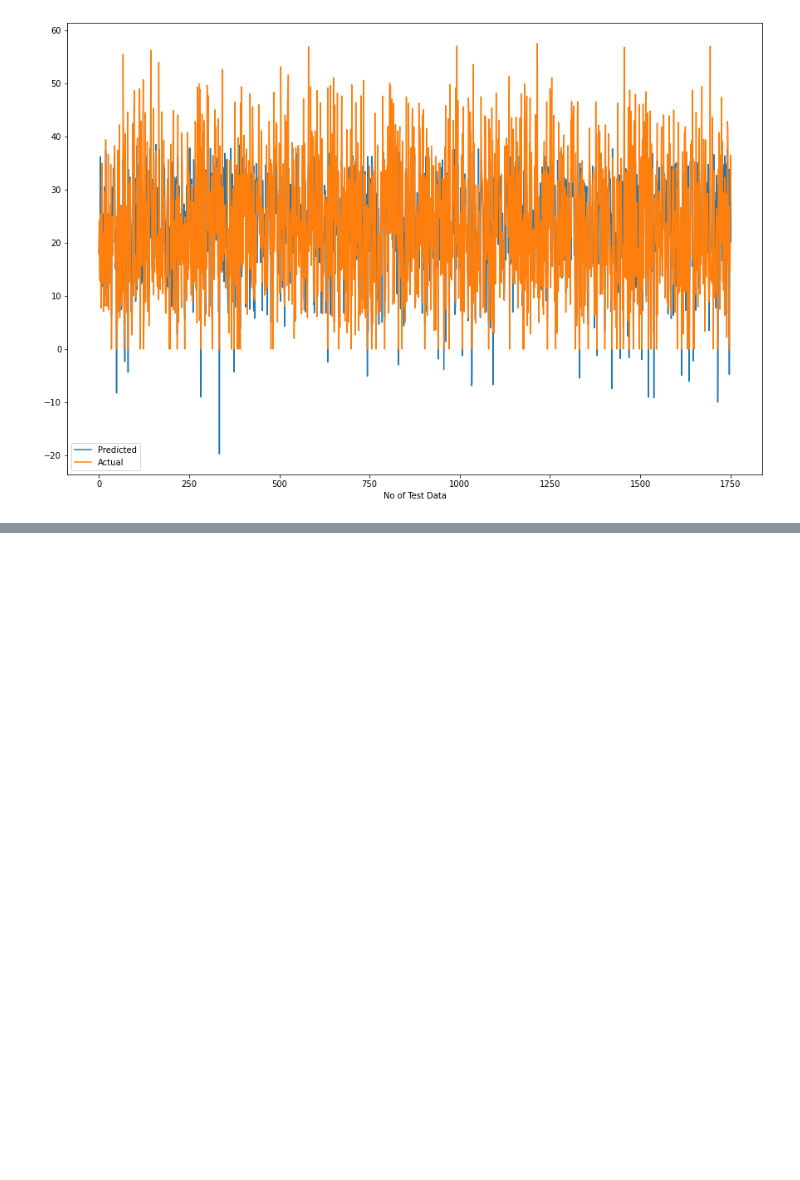
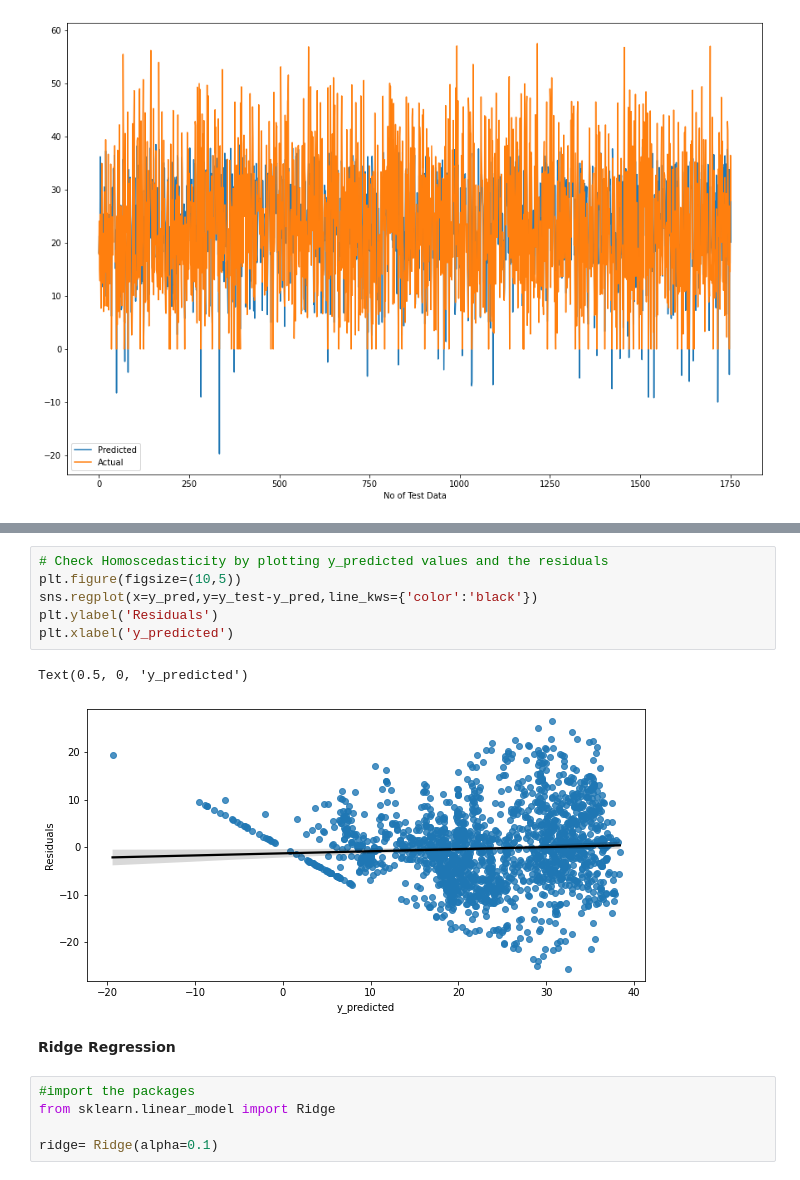
Before and after one commit to Anupa-123/Bike-sharing-demand-prediction, a Jupyter notebook: Bike_Sharing_Demand_Prediction_Capstone_Project.ipynb, the cells around one changed output, grey strips where cells are left out. Cells and saved outputs as stored; diff of their text form; blank space fills up the shorter version.

```diff
--- a/Bike_Sharing_Demand_Prediction_Capstone_Project.ipynb
+++ b/Bike_Sharing_Demand_Prediction_Capstone_Project.ipynb
@@ -940,0 +1109,16 @@ plt.show()
+# %%
+# Check Homoscedasticity by plotting y_predicted values and the residuals
+plt.figure(figsize=(10,5))
+sns.regplot(x=y_pred,y=y_test-y_pred,line_kws={'color':'black'})
+plt.ylabel('Residuals')
+plt.xlabel('y_predicted')
+# %% [output]
+Text(0.5, 0, 'y_predicted')
+[figure, added]
+# %% [markdown]
+**Ridge Regression**
+# %%
+#import the packages
+from sklearn.linear_model import Ridge
+
+ridge= Ridge(alpha=0.1)
```
Also changed, not shown: parts of 25 cells of this notebook.
